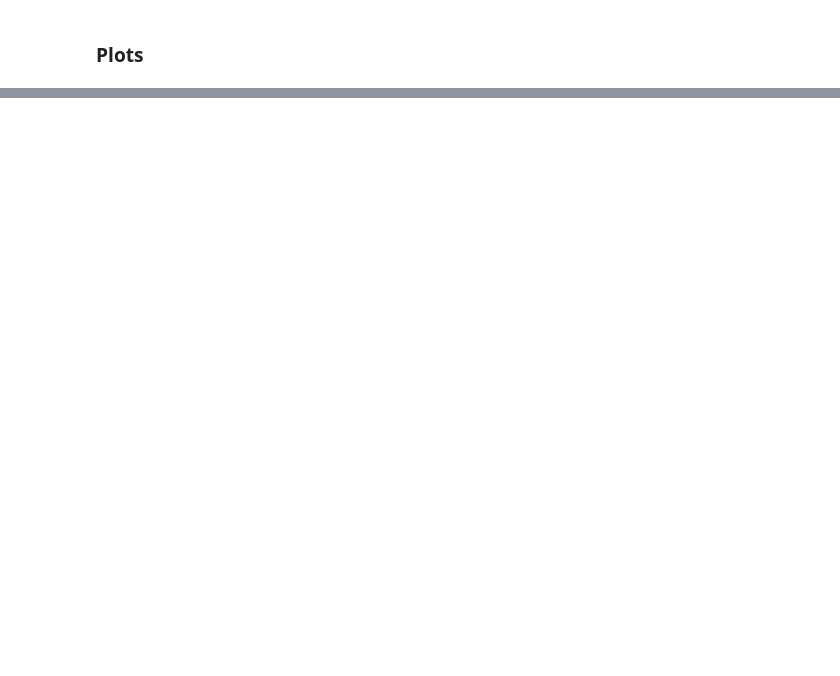
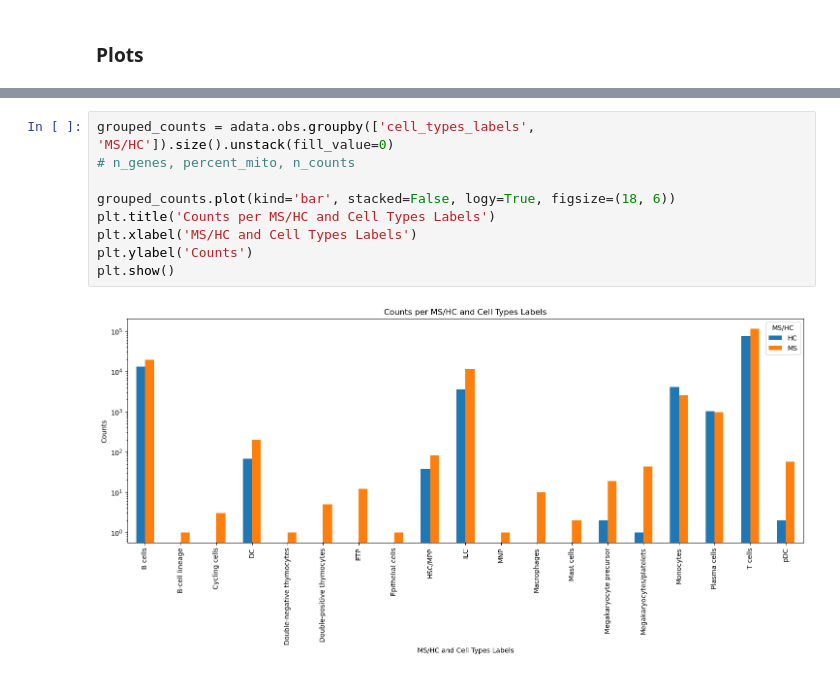
Before and after one commit to multi-omics-integration-for-MS/multi-omics-integration, a Jupyter notebook: 13_EDA_transcriptomic_dataset.ipynb, the cells around one changed output, grey strips where cells are left out. Saved outputs shown, nothing was run; the diff lists cells and outputs as text; blank space fills up the shorter version.

```diff
--- a/13_EDA_transcriptomic_dataset.ipynb
+++ b/13_EDA_transcriptomic_dataset.ipynb
@@ -125,0 +152,11 @@ plt.show()
+# %%
+grouped_counts = adata.obs.groupby(['cell_types_labels', 'MS/HC']).size().unstack(fill_value=0)
+# n_genes, percent_mito, n_counts
+
+grouped_counts.plot(kind='bar', stacked=False, logy=True, figsize=(18, 6))
+plt.title('Counts per MS/HC and Cell Types Labels')
+plt.xlabel('MS/HC and Cell Types Labels')
+plt.ylabel('Counts')
+plt.show()
+# %% [output]
+[figure, added]
```
Also changed, not shown: parts of 13 cells of this notebook, 4 other files.
